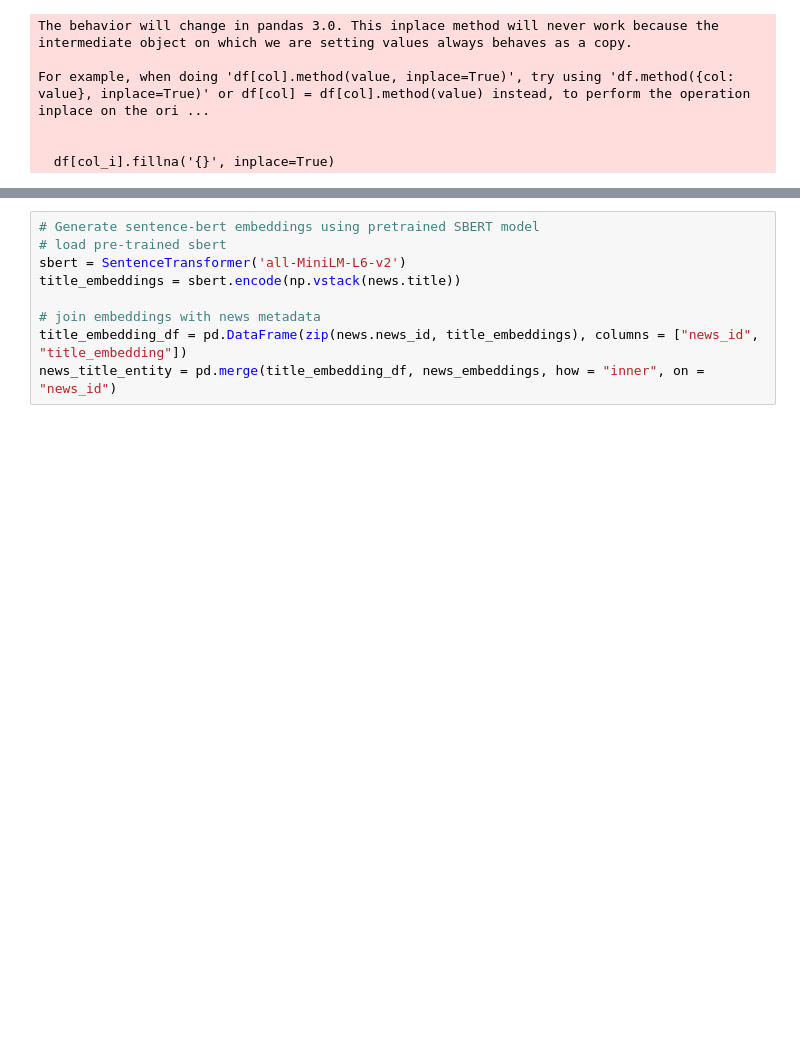
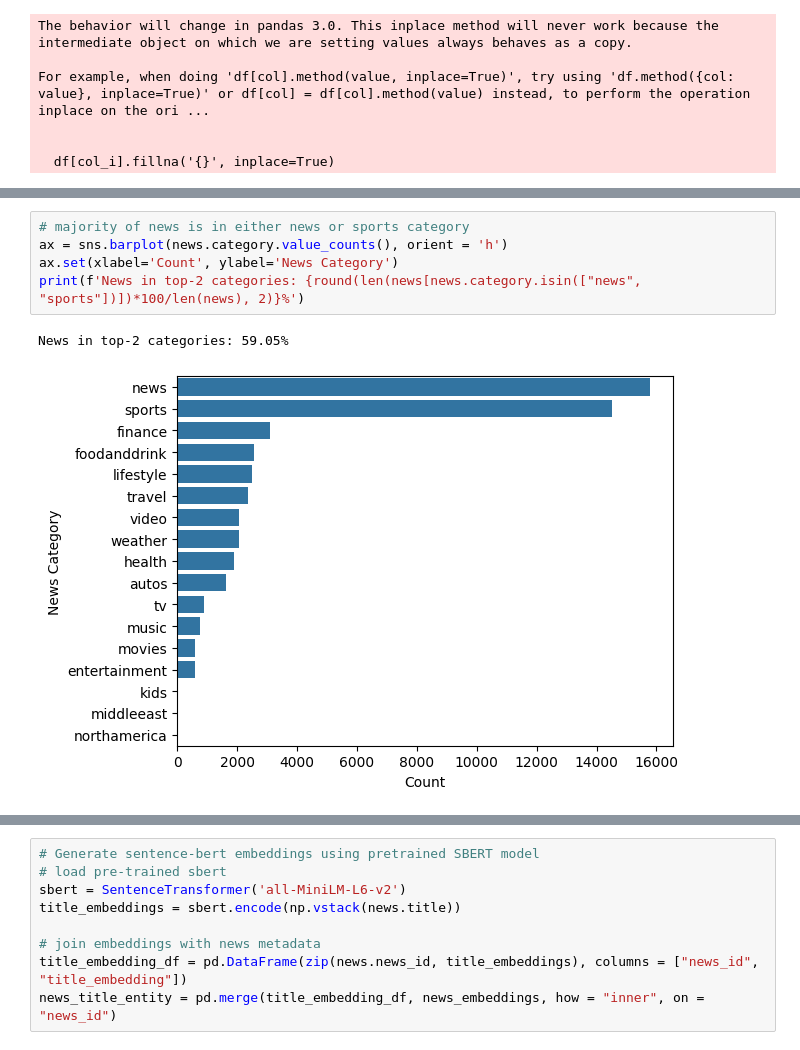
Before and after one commit to isabelsilvacorpus/mind, a Jupyter notebook: data_exploration.ipynb, the cells around one changed output, grey strips where cells are left out. Cells and saved outputs as stored; diff of their text form; blank space fills up the shorter version.

```diff
--- a/data_exploration.ipynb
+++ b/data_exploration.ipynb
@@ -38,0 +56,8 @@ For example, when doing 'df[col].method(value, inplace=True)', try using 'df.met
+# %%
+# majority of news is in either news or sports category
+ax = sns.barplot(news.category.value_counts(), orient = 'h')
+ax.set(xlabel='Count', ylabel='News Category')
+print(f'News in top-2 categories: {round(len(news[news.category.isin(["news", "sports"])])*100/len(news), 2)}%')
+# %% [output]
+News in top-2 categories: 59.05%
+[figure, added]
```
Also changed, not shown: parts of 6 cells of this notebook, 3 other files.
